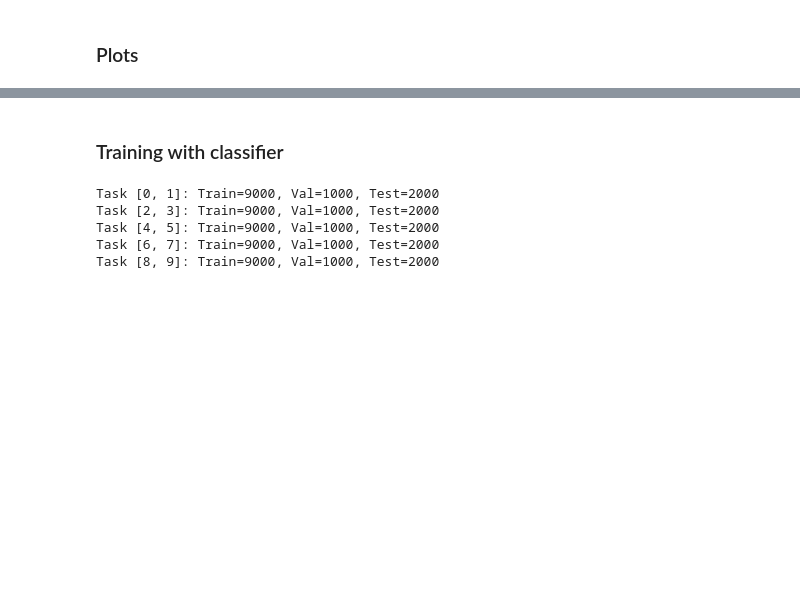
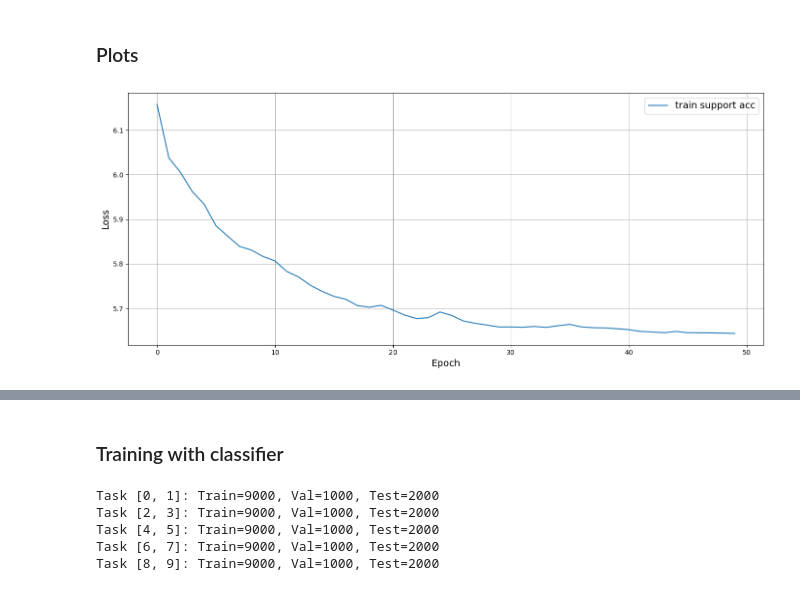
Before and after one commit to LucioLuque/Vision_Artificial_Avanzada-TP1-Continual_Learning, a Jupyter notebook: notebooks/parte42.ipynb, the cells around one changed output, grey strips where cells are left out. Drawn from its saved outputs; the diff is of its cells as text; code cells hidden in the pictures; blank space fills up the shorter version.

```diff
--- a/notebooks/parte42.ipynb
+++ b/notebooks/parte42.ipynb
@@ -25,22 +29,23 @@ from utils import deterministic, train
 # %%
 path = "../results/backbone_history.yaml"
 with open(path, "r") as f:
     backbone_history = yaml.safe_load(f)
 
 fontsize = 14
 fig = plt.figure(figsize=(14, 6))
 plt.plot(backbone_history["loss"], label="train support acc")
 plt.xlabel("Epoch", fontsize=fontsize)
 plt.ylabel("Loss", fontsize=fontsize)
-plt.title("Backbone Training Loss", fontsize=fontsize)
 plt.legend(fontsize=fontsize)
 plt.grid(True)
 
 fig.tight_layout()
 path = "../images/backbone_training.png"
 os.makedirs(os.path.dirname(path), exist_ok=True)
 plt.savefig(path, dpi=300, bbox_inches="tight")
 plt.show()
+# %% [output]
+[figure, added]
 # %%
 tsne_path = "../results/backbone_tsne.npz"
 with np.load(tsne_path) as data:
```
Also changed, not shown: parts of 5 cells of this notebook, 55 other files.
